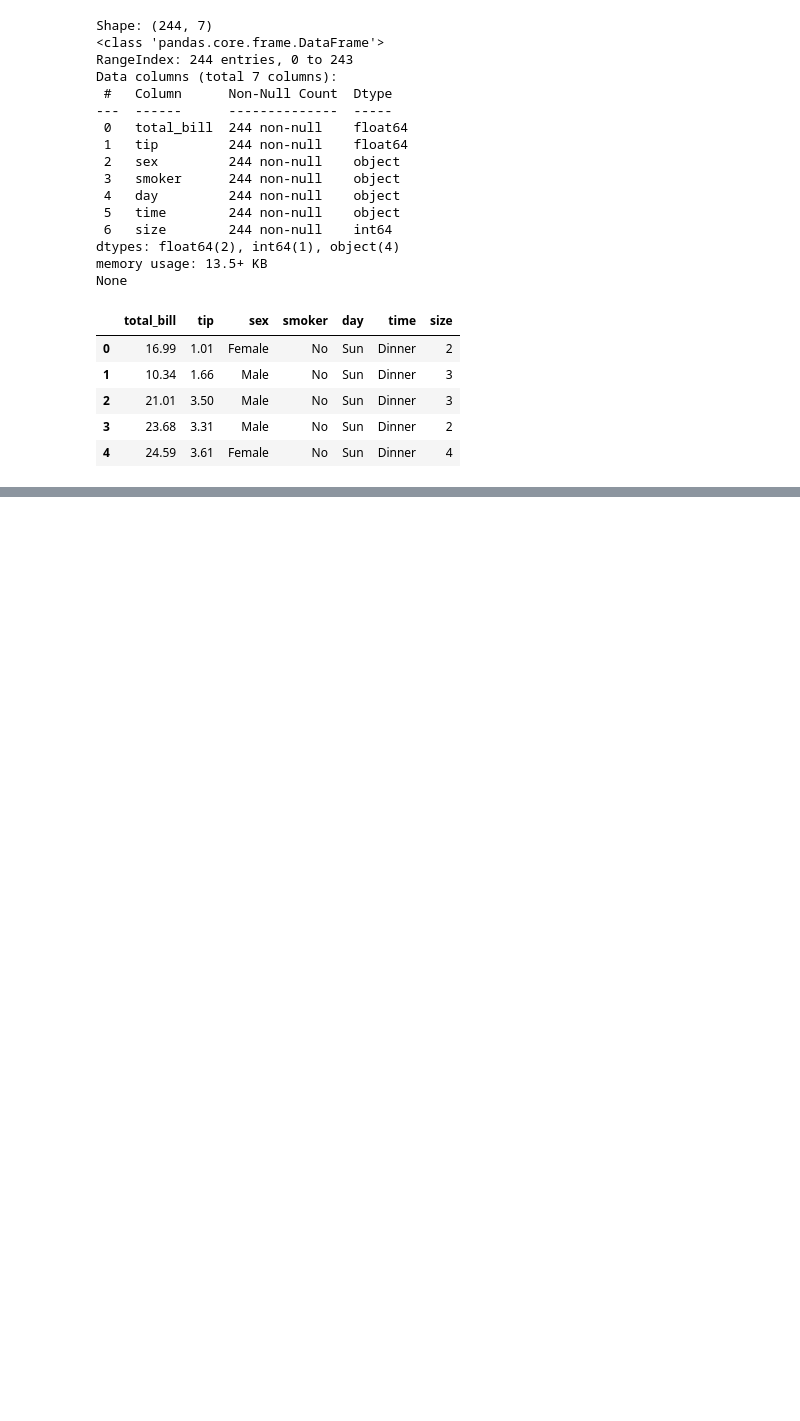
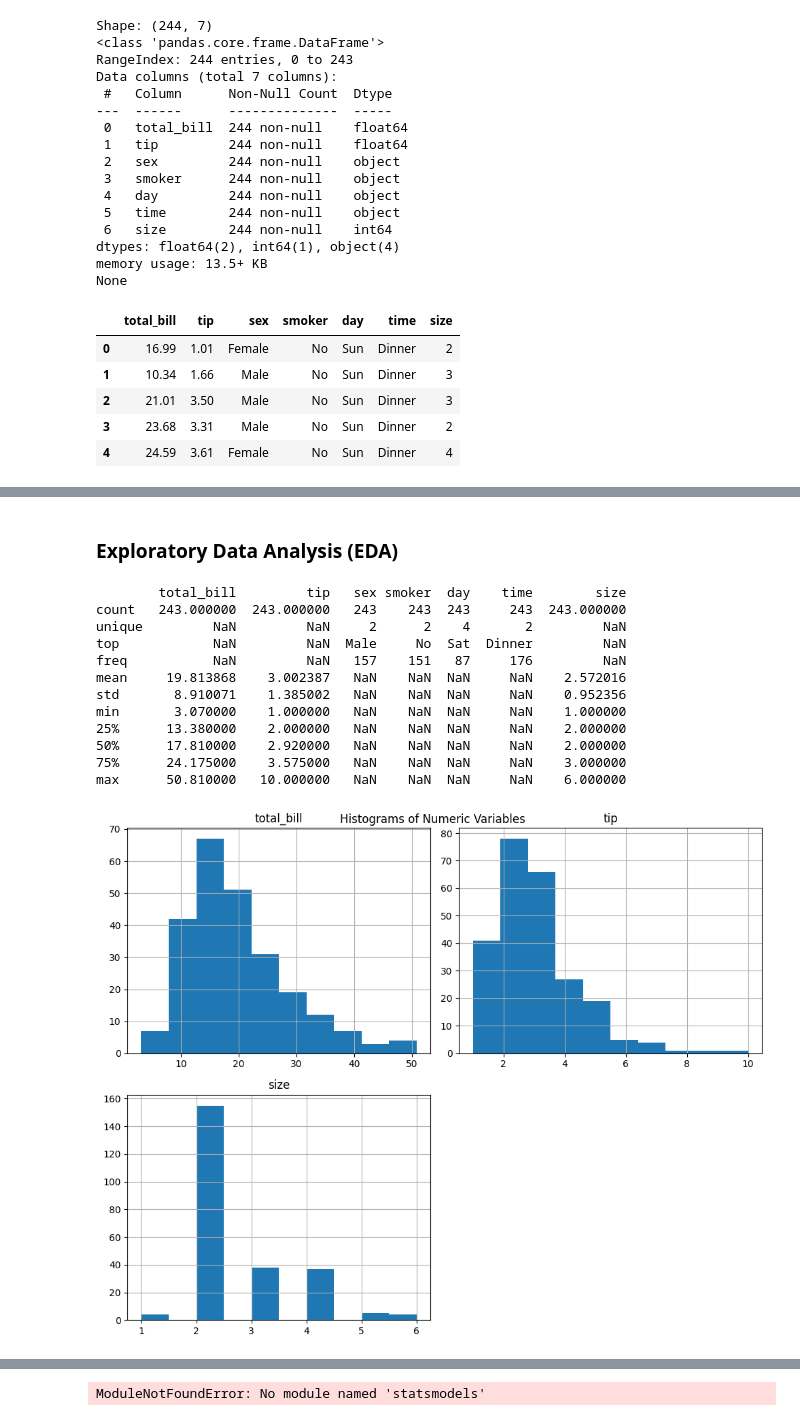
Before and after one commit to RammeDon/tips-prediction, a Jupyter notebook: predictor.ipynb, the cells around one changed output, grey strips where cells are left out. Cells and saved outputs as stored; diff of their text form; code cells hidden in the pictures; blank space fills up the shorter version.

Commit message:
visualizing preprocessing data

```diff
--- a/predictor.ipynb
+++ b/predictor.ipynb
@@ -48,0 +53,10 @@ None
+# %%
+# Check for missing values
+print("Missing values per column:")
+print(df.isnull().sum())
+
+# Drop duplicates just in case
+df = df.drop_duplicates().reset_index(drop=True)
+
+# Confirm clean
+print("After cleaning:", df.shape)
@@ -48,0 +74,49 @@ None
+# %% [markdown]
+### Exploratory Data Analysis (EDA)
+# %%
+# Summary statistics
+print(df.describe(include="all"))
+
+# ==== Histograms ====
+df.hist(figsize=(10, 8))
+plt.tight_layout()
+plt.suptitle("Histograms of Numeric Variables")
+plt.show()
+
+# ==== Scatter: tip vs total_bill ====
+sns.scatterplot(x="total_bill", y="tip", data=df)
+plt.title("Tip vs Total Bill")
+plt.show()
+
+# ==== Boxplot: tip by smoker ====
+sns.boxplot(x="smoker", y="tip", data=df)
+plt.title("Tips by Smoker")
+plt.show()
+
+# ==== Correlation heatmap (numeric only) ====
+df_enc = pd.get_dummies(df, drop_first=True)  # encode cats
+corr = df_enc.corr(method="pearson")
+
+plt.figure(figsize=(12, 10))
+sns.heatmap(corr, cmap="coolwarm", center=0, vmin=-1, vmax=1)
+plt.title("Correlation Heatmap (with One-Hot Encoded Categoricals)")
+plt.tight_layout()
+plt.show()
+
+# If you want just correlations with 'tip':
+corr_with_tip = corr['tip'].sort_values(ascending=False)
+print(corr_with_tip)
+# %% [output]
+        total_bill         tip   sex smoker  day    time        size
+count   243.000000  243.000000   243    243  243     243  243.000000
+unique         NaN         NaN     2      2    4       2         NaN
+top            NaN         NaN  Male     No  Sat  Dinner         NaN
+freq           NaN         NaN   157    151   87     176         NaN
+mean     19.813868    3.002387   NaN    NaN  NaN     NaN    2.572016
+std       8.910071    1.385002   NaN    NaN  NaN     NaN    0.952356
+min       3.070000    1.000000   NaN    NaN  NaN     NaN    1.000000
+25%      13.380000    2.000000   NaN    NaN  NaN     NaN    2.000000
+50%      17.810000    2.920000   NaN    NaN  NaN     NaN    2.000000
+75%      24.175000    3.575000   NaN    NaN  NaN     NaN    3.000000
+max      50.810000   10.000000   NaN    NaN  NaN     NaN    6.000000
+[figure, added]
@@ -48,0 +125 @@ None
+ModuleNotFoundError: No module named 'statsmodels'
```
Also changed, not shown: parts of 4 cells of this notebook.
